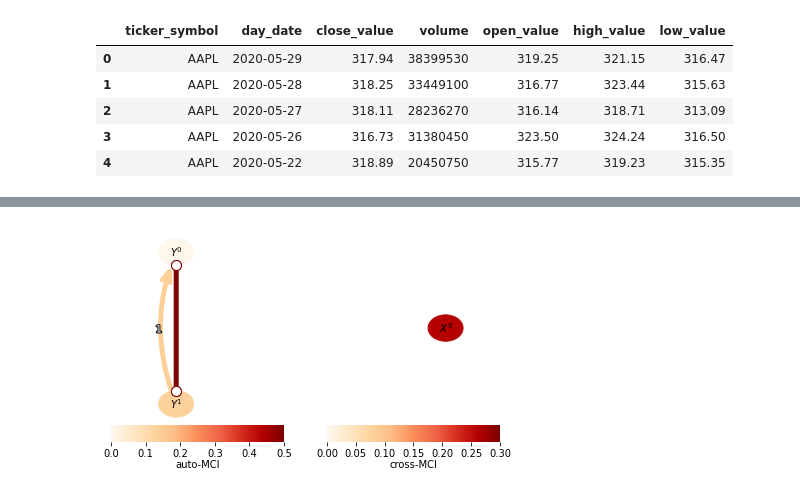
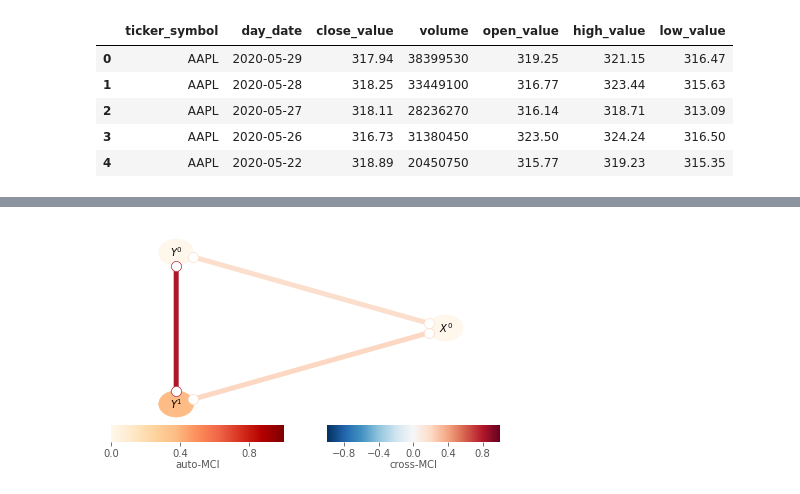
Before and after one commit to dssaenzml/ml703_timeSeriesCausalDiscovery, a Jupyter notebook: Exploration/ML703_Project.ipynb, the cells around one changed output, grey strips where cells are left out. Saved outputs shown, nothing was run; the diff lists cells and outputs as text; code cells hidden in the pictures.

```diff
--- a/Exploration/ML703_Project.ipynb
+++ b/Exploration/ML703_Project.ipynb
@@ -306,3 +243,9 @@ dataframe = pp.DataFrame(data,
+# %%
+# Initialize dataframe object, specify time axis and variable names
+var_names = [r'$X^0$', r'$Y^0$', r'$Y^1$']
+dataframe = pp.DataFrame(dataFrame,
+                         datatime = np.arange(len(dataFrame)),
+                         var_names=var_names)
 # %%
 tp.plot_timeseries(dataframe); plt.show()
 # %% [output]
@@ -412,11 +341,6 @@ tp.plot_time_series_graph(
 # %%
-cmi_knn = CMIknn(significance='shuffle_test', knn=0.1, shuffle_neighbors=5, transform='ranks')
-pcmci_cmi_knn = PCMCI(
-    dataframe=dataframe,
-    cond_ind_test=cmi_knn,
-    verbosity=2)
-results = pcmci_cmi_knn.run_pcmci(tau_max=2, pc_alpha=0.05)
-pcmci_cmi_knn.print_significant_links(
+results = pcmci_gpdc.run_pcmci(tau_max=8, pc_alpha=0.5)
+pcmci_gpdc.print_significant_links(
         p_matrix = results['p_matrix'],
         val_matrix = results['val_matrix'],
         alpha_level = 0.01)
@@ -440,0 +366,7 @@ max_combinations = 1
+# %%
+q_matrix = pcmci_gpdc.get_corrected_pvalues(p_matrix=results['p_matrix'], tau_max=8, fdr_method='fdr_bh')
+pcmci_gpdc.print_significant_links(
+        p_matrix = results['p_matrix'],
+        q_matrix = q_matrix,
+        val_matrix = results['val_matrix'],
+        alpha_level = 0.01)
@@ -441,20 +389,13 @@ max_combinations = 1
+# %%
+link_matrix = pcmci_gpdc.return_significant_links(pq_matrix=q_matrix,
+                        val_matrix=results['val_matrix'], alpha_level=0.01)['link_matrix']
 # %%
-link_matrix = pcmci_cmi_knn.return_significant_links(pq_matrix=results['p_matrix'],
-                        val_matrix=results['val_matrix'], alpha_level=0.01)['link_matrix']
 tp.plot_graph(
     val_matrix=results['val_matrix'],
     link_matrix=link_matrix,
     var_names=var_names,
     link_colorbar_label='cross-MCI',
     node_colorbar_label='auto-MCI',
-    vmin_edges=0.,
-    vmax_edges = 0.3,
-    edge_ticks=0.05,
-    cmap_edges='OrRd',
-    vmin_nodes=0,
-    vmax_nodes=.5,
-    node_ticks=.1,
-    cmap_nodes='OrRd',
     ); plt.show()
 # %% [output]
-[figure, old version]
+[figure, new version]
```
Also changed, not shown: parts of 90 cells of this notebook, 3 other files.
